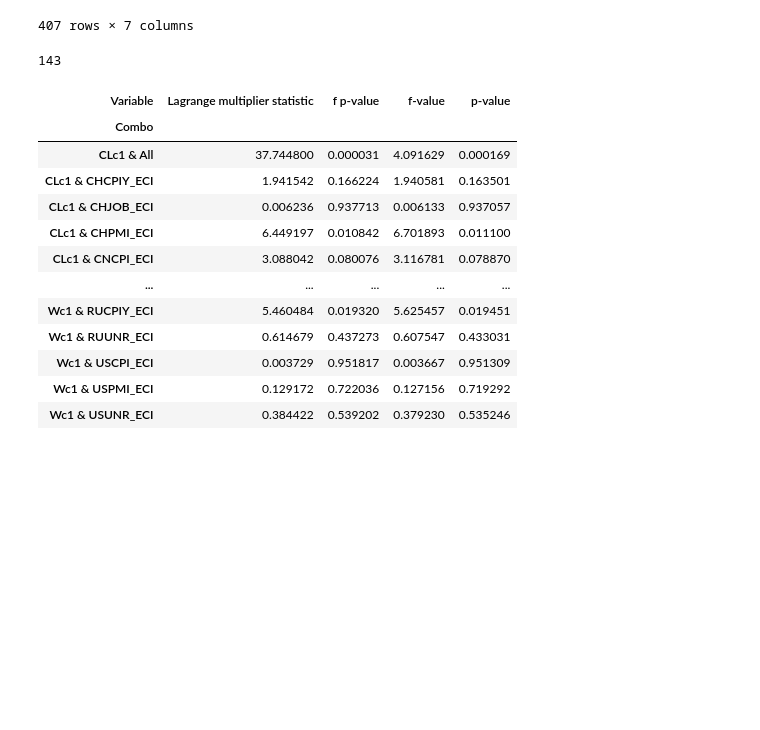
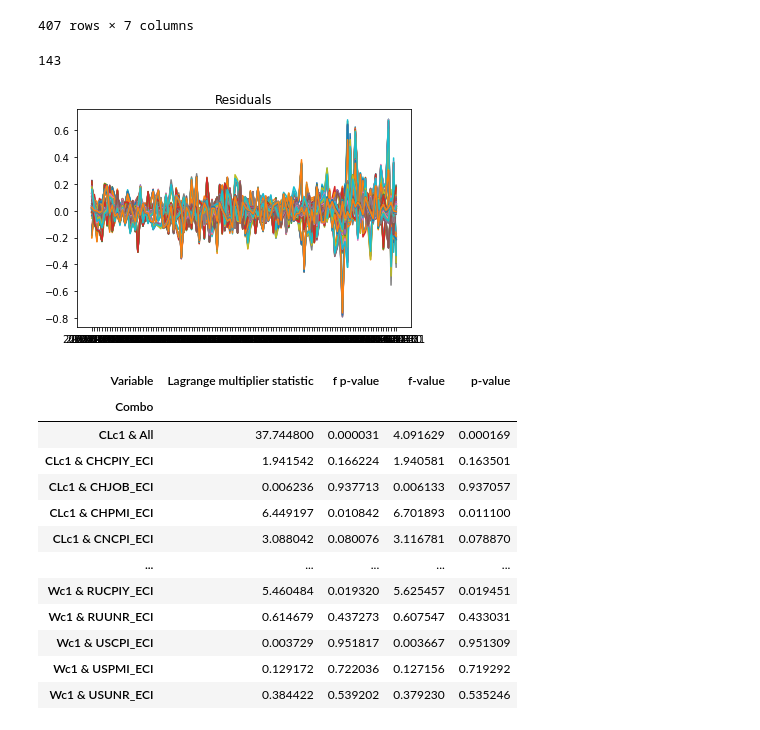
Before and after one commit to Liomat97/AQM, a Jupyter notebook: 3 Analysis.ipynb, the cells around one changed output. Cells and saved outputs as stored; diff of their text form; code cells hidden in the pictures; blank space fills up the shorter version.

```diff
--- a/3 Analysis.ipynb
+++ b/3 Analysis.ipynb
@@ -479,15 +479,16 @@ for i in range(len(futures.columns)):
         results = model.fit(cov_type='HAC', cov_kwds={'maxlags':1})
         #print(results.summary())
         counter += 1
+
         # Breush Pagan Test for Heteroskedastic residuals
         regression1 = pd.DataFrame(y)
         prediction = results.predict()
         regression1['Prediction'] = prediction
         residuals1 = y - prediction
         results_summary  = results.summary()
-        #plt.plot(residuals1)
-        #plt.title('Residuals')
-        #plt.show
+        plt.plot(residuals1)
+        plt.title('Residuals')
+        plt.show
 
         pagan = pd.DataFrame()
         name = ['Lagrange multiplier statistic', 'p-value', 'f-value', 'f p-value']
@@ -497,7 +498,6 @@ for i in range(len(futures.columns)):
         breusch['Futures'] = futures.columns[i]
         breusch['coef_var'] = macro.columns[k]
         Breusch_Pagan = Breusch_Pagan.append(breusch)
-        Breusch_Pagan
 
         #Append Results to the Results-Table:
         results_as_html = results_summary.tables[1].as_html()
@@ -519,7 +519,6 @@ for i in range(len(futures.columns)):
         dfs['Futures'] = futures.columns[i]
         dfs['coef_var'] = macro.columns[k]
         Top_results_OLS = Top_results_OLS.append(dfs)
-        Top_results_OLS
 
         #VIF Berechnung
 
@@ -548,7 +547,6 @@ for i in range(len(futures.columns)):
     breusch['Futures'] = futures.columns[i]
     breusch['coef_var'] = 'All'
     Breusch_Pagan = Breusch_Pagan.append(breusch)
-    Breusch_Pagan
 
     #Append Results to the Results-Table:
     results_as_html = results_summary.tables[1].as_html()
@@ -567,34 +565,34 @@ for i in range(len(futures.columns)):
     dfs = pd.Series(dfs)
     dfs = pd.DataFrame(dfs)
     dfs.reset_index()
     dfs['Futures'] = futures.columns[i]
     dfs['coef_var'] = 'All'
     Top_results_OLS = Top_results_OLS.append(dfs)
-    Top_results_OLS
 
     #VIF Berechnung
 
 
 print(counter)
 Breusch_Pagan = Breusch_Pagan.rename(columns={0:'Variable', 1:'Value'})
 Breusch_Pagan = Breusch_Pagan.set_index('Variable')
 Breusch_Pagan['Combo'] = Breusch_Pagan[['Futures', 'coef_var']].agg(' & '.join, axis=1)
 Breusch_Pagan = Breusch_Pagan.drop(columns=['Futures', 'coef_var'])
 Breusch_Pagan = Breusch_Pagan.reset_index()
 Breusch_Pagan = Breusch_Pagan.set_index('Combo')
 Breusch_Pagan = Breusch_Pagan.pivot(columns='Variable', values='Value')
 Breusch_Pagan.to_excel('Results\OLS_Results_Breusch_Pagan.xlsx')
 
 Results_OLS.to_excel('Results\OLS_Results_Bottom.xlsx')
 
 Top_results_OLS['Combo'] = Top_results_OLS[['Futures', 'coef_var']].agg(' & '.join, axis=1)
 Top_results_OLS = Top_results_OLS.drop(columns=['Futures', 'coef_var'])
 Top_results_OLS = Top_results_OLS.reset_index()
 Top_results_OLS = Top_results_OLS.set_index('Combo')
 Top_results_OLS = Top_results_OLS.pivot(columns='index', values=[0])
 Top_results_OLS.to_excel('Results\OLS_Results_Top.xlsx')
 # %% [output]
 143
+[figure, added]
 # %%
 Breusch_Pagan
 # %% [output]
```
Also changed, not shown: 3 other files.
